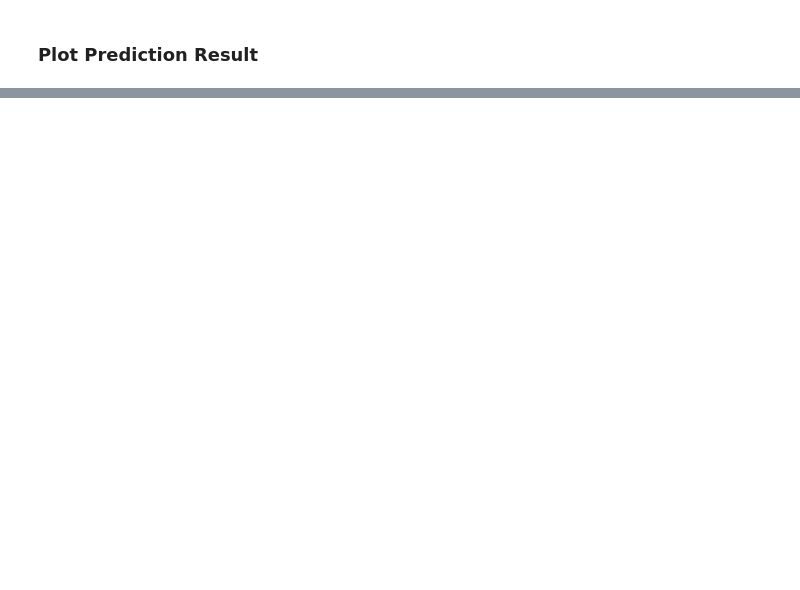
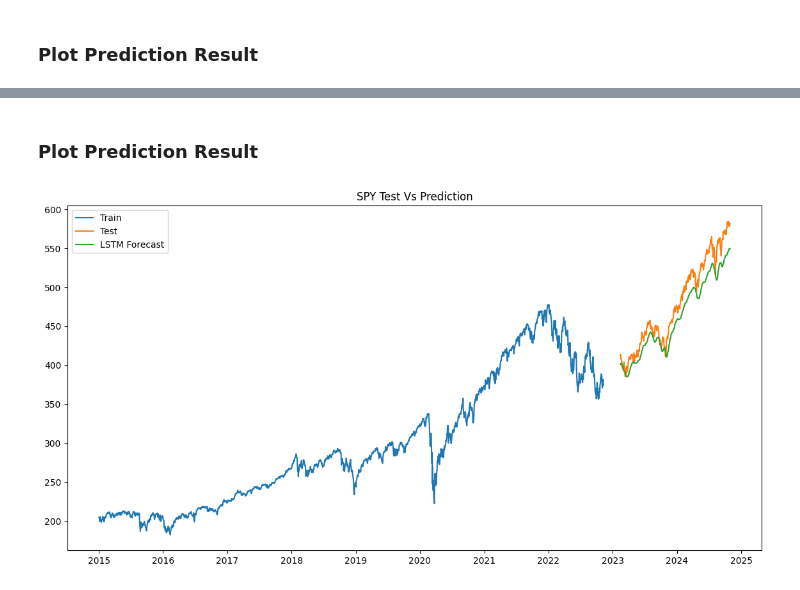
Before and after one commit to wolderufael/Time-Series-Forecasting-for-Portfolio-Management-Optimization, a Jupyter notebook: notebook/LSTM_model.ipynb, the cells around one changed output, grey strips where cells are left out. Drawn from its saved outputs; the diff is of its cells as text; code cells hidden in the pictures; blank space fills up the shorter version.

```diff
--- a/notebook/LSTM_model.ipynb
+++ b/notebook/LSTM_model.ipynb
@@ -72,0 +126,2 @@ modelling.plot_result(y_test,y_pred)
+# %%
+train,test=modelling.train_test_split(stoke_data,'SPY')
@@ -72,0 +132,2 @@ modelling.plot_result(y_test,y_pred)
+# %%
+forecast=modelling.train_lstm(train,test,'SPY')
@@ -72,0 +165,6 @@ modelling.plot_result(y_test,y_pred)
+# %% [markdown]
+### **Plot Prediction Result**
+# %%
+modelling.plot_result('SPY',train,forecast)
+# %% [output]
+[figure, added]
```
Also changed, not shown: parts of 24 cells of this notebook, 9 other files.
